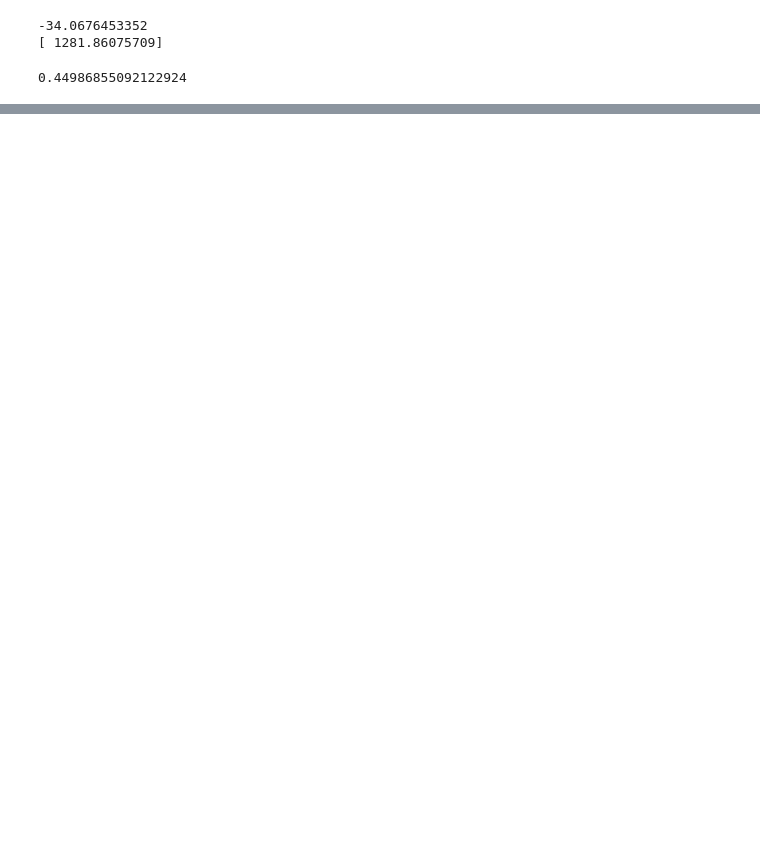
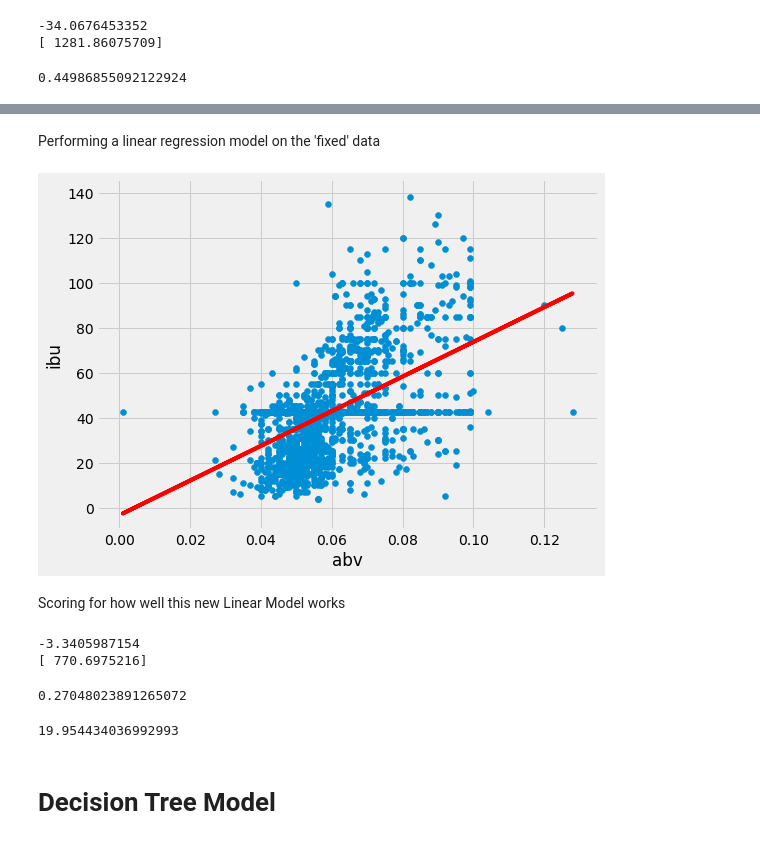
Before and after one commit to KingKar1/final_project_Karl_Prasher, a Jupyter notebook: beer.ipynb, the cells around one changed output, grey strips where cells are left out. Saved outputs shown, nothing was run; the diff lists cells and outputs as text; code cells hidden in the pictures; blank space fills up the shorter version.

```diff
--- a/beer.ipynb
+++ b/beer.ipynb
@@ -249,0 +298,3 @@ np.sqrt(metrics.mean_squared_error(y_test, null_pred)) #standard deviation
+# %%
+ibu_mean = beers.loc[:,'ibu'].mean()
+ibu_mean
@@ -249,0 +305,4 @@ np.sqrt(metrics.mean_squared_error(y_test, null_pred)) #standard deviation
+# %%
+beers['abv'] = beers['abv'].fillna(value = abv_mean)
+beers['ibu'] = beers['ibu'].fillna(value = ibu_mean)
+beers.isnull().sum()
@@ -249,0 +323,3 @@ np.sqrt(metrics.mean_squared_error(y_test, null_pred)) #standard deviation
+# %%
+beers.dropna(axis=0, inplace=True)
+beers.isnull().sum()
@@ -249,0 +338,43 @@ np.sqrt(metrics.mean_squared_error(y_test, null_pred)) #standard deviation
+# %% [markdown]
+Performing a linear regression model on the 'fixed' data
+# %%
+linreg = LinearRegression()
+
+feature_cols = ['abv']
+X = beers.loc[:,feature_cols]
+y = beers.loc[:,'ibu']
+
+linreg.fit(X,y)
+y_pred = linreg.predict(X)
+# %%
+plt.plot(X.values, y_pred, color='red')
+plt.scatter(X.values, y)
+plt.xlabel('abv')
+plt.ylabel('ibu');
+# %% [output]
+[figure, added]
+# %% [markdown]
+Scoring for how well this new Linear Model works
+# %%
+print(linreg.intercept_)
+print(linreg.coef_)
+# %% [output]
+-3.3405987154
+[ 770.6975216]
+# %%
+linreg.score(X,y)
+# %% [output]
+0.27048023891265072
+# %%
+from sklearn.model_selection import train_test_split
+from sklearn import metrics
+
+X_train, X_test, y_train, y_test = train_test_split(X, y)
+
+null_pred = np.ones(y_test.shape)
+null_pred *= y_train.mean()
+np.sqrt(metrics.mean_squared_error(y_test, null_pred)) #standard deviation
+# %% [output]
+19.954434036992993
+# %% [markdown]
+# Decision Tree Model
```
Also changed, not shown: parts of 36 cells of this notebook.
